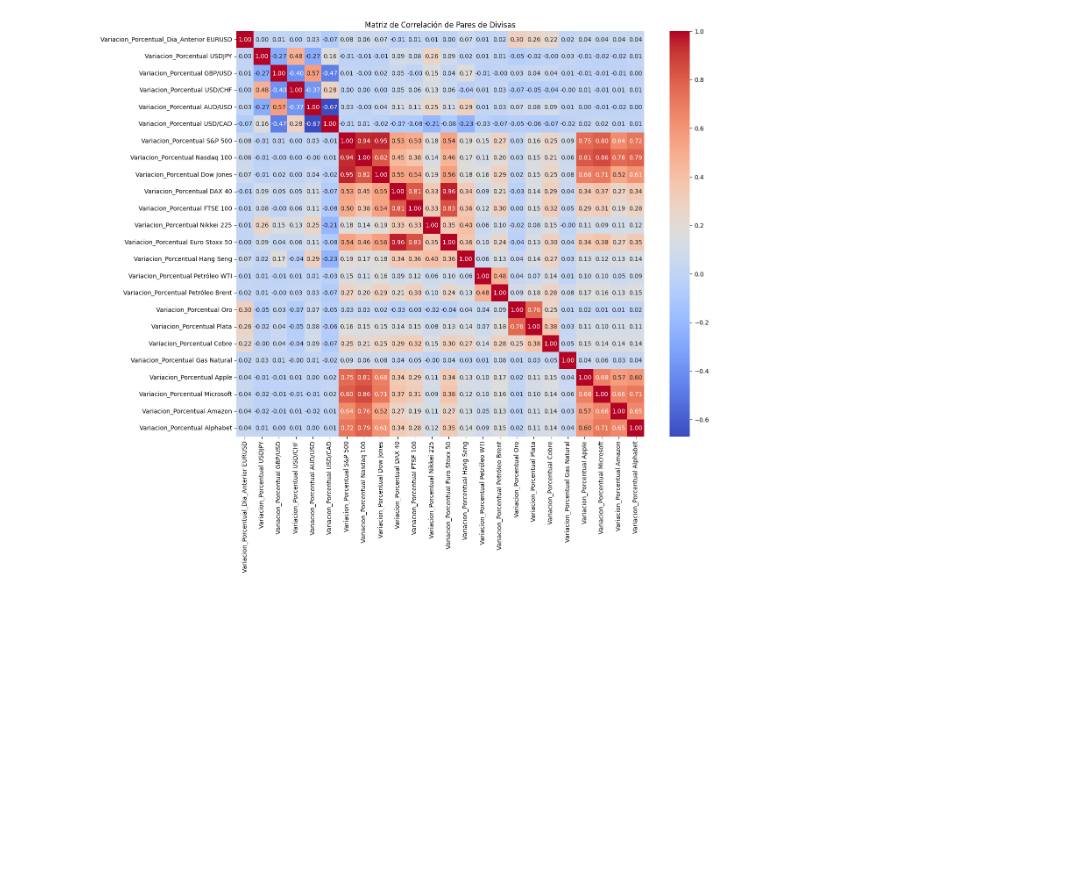
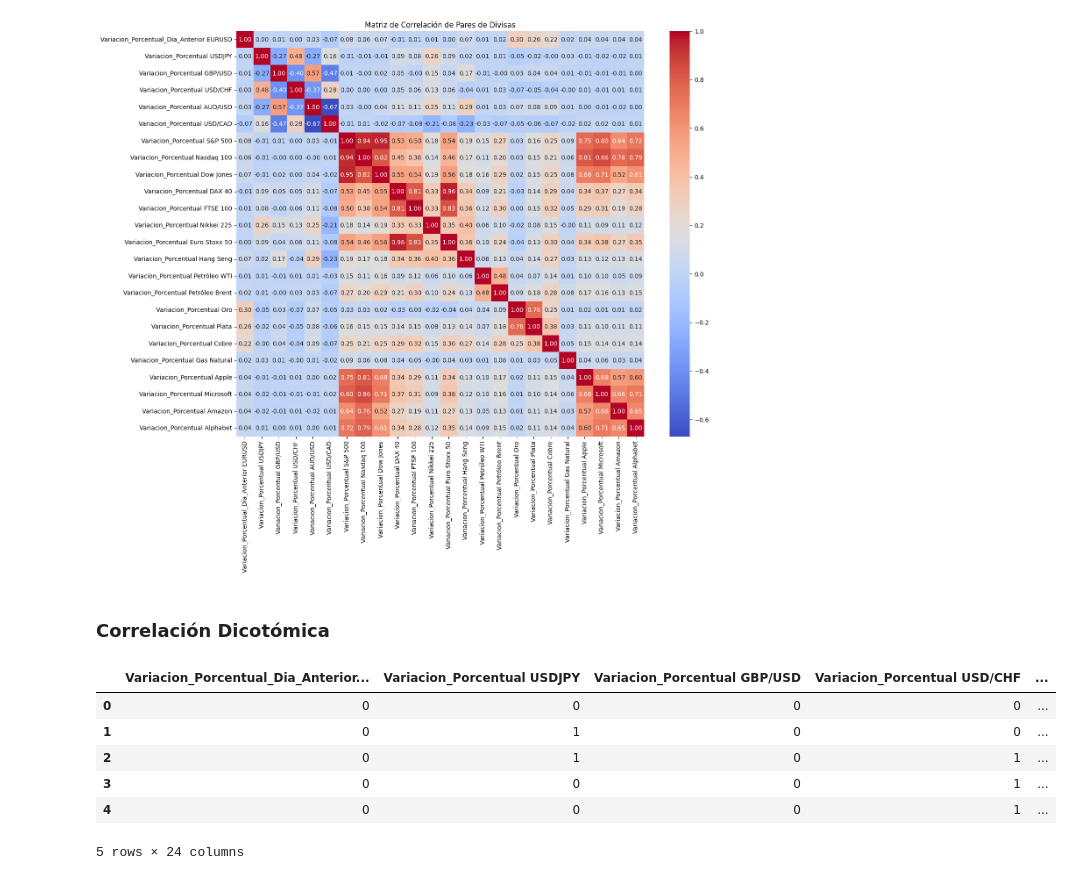
Before and after one commit to HaiderInfante/finance_project, a Jupyter notebook: 02_exploration_data_analysis.ipynb, the cells around one changed output. Drawn from its saved outputs; the diff is of its cells as text; code cells hidden in the pictures; blank space fills up the shorter version.

```diff
--- a/02_exploration_data_analysis.ipynb
+++ b/02_exploration_data_analysis.ipynb
@@ -99,3 +101,16 @@ plt.title('Matriz de Correlación de Pares de Divisas')
 plt.show()
 # %% [output]
 [figure]
+# %% [markdown]
+### Correlación Dicotómica
+# %%
+df_dicotomico = (df_eur_usd_sin_fecha > 0).astype(int)
+df_dicotomico.head()
+# %% [output]
+|  | Variacion_Porcentual_Dia_Anterior... | Variacion_Porcentual USDJPY | Variacion_Porcentual GBP/USD | Variacion_Porcentual USD/CHF | ... |
+| 0 | 0 | 0 | 0 | 0 | ... |
+| 1 | 0 | 1 | 0 | 0 | ... |
+| 2 | 0 | 1 | 0 | 1 | ... |
+| 3 | 0 | 0 | 0 | 1 | ... |
+| 4 | 0 | 0 | 0 | 1 | ... |
+5 rows × 24 columns
```
Also changed, not shown: parts of 3 cells of this notebook, 1 other file.
